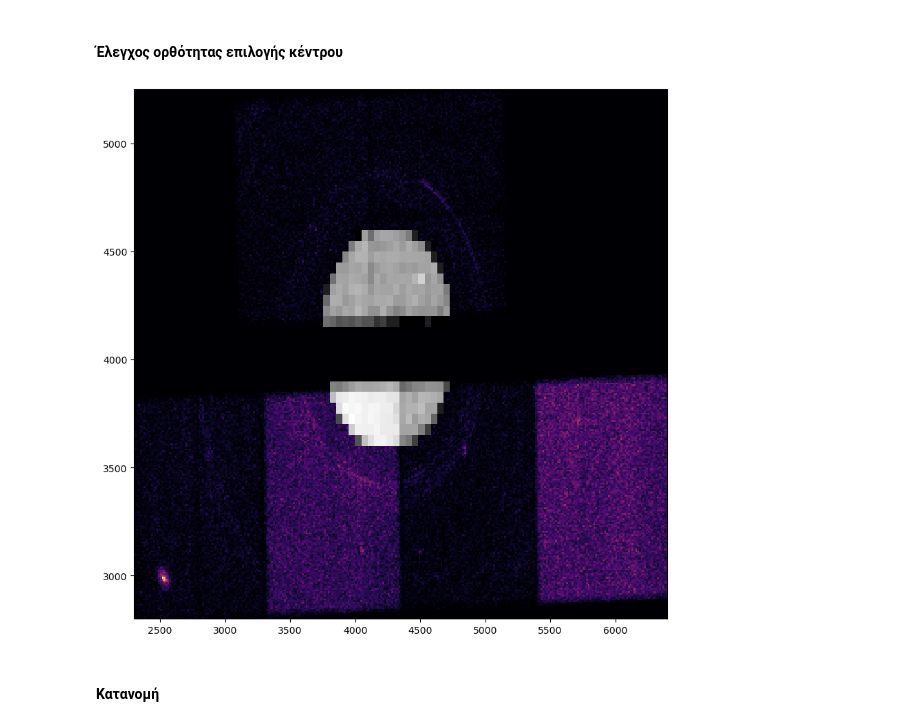
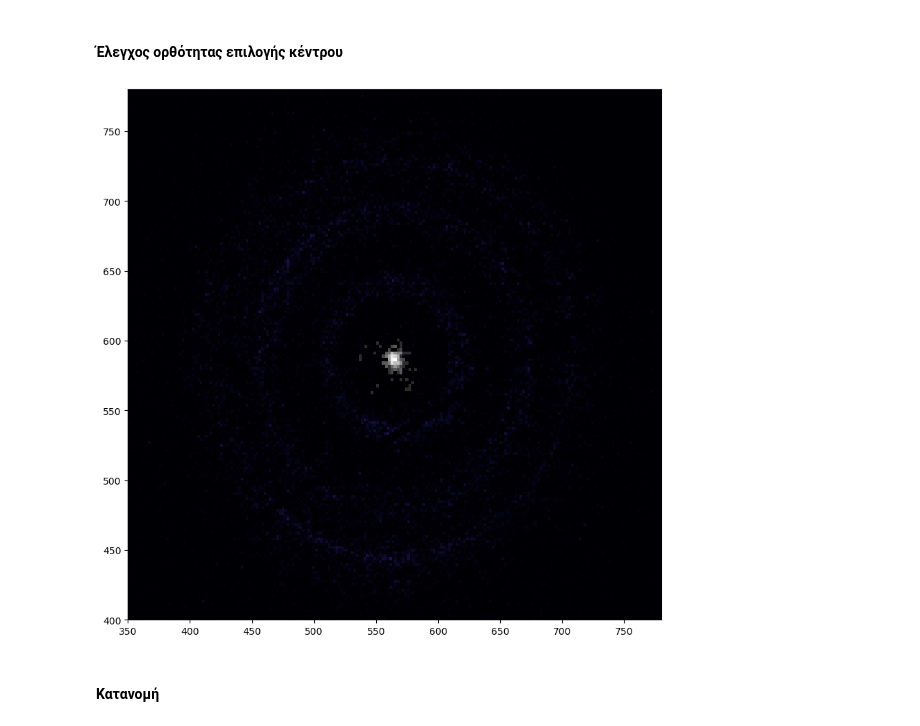
Before and after one commit to xmamalou/astrolab-team-exercise, a Jupyter notebook: thing.ipynb, the cells around one changed output. Cells and saved outputs as stored; diff of their text form; code cells hidden in the pictures.

```diff
--- a/thing.ipynb
+++ b/thing.ipynb
@@ -50,0 +34,9 @@ class Circle:
+# %%
+event_path = "events/"
+
+event_files = [os.path.join(event_path, f) for f in os.listdir(event_path) if f.endswith(".evt.gz")]
+
+star_fits_file = "star_data.fits.gz"
+
+star_fits_sections = pyfits.open(event_files[0])
+star_data = star_fits_sections[1].data
@@ -50,0 +45,13 @@ class Circle:
+# %%
+star_x_coords = star_data['X']
+star_y_coords = star_data['Y']
+
+star_x_limits = Point(350, 780)
+star_y_limits = Point(400, 780)
+
+plt.close('all')
+plt.figure(1,figsize=(10,10))
+plt.hist2d(star_x_coords, star_y_coords, bins=300, cmap='inferno')
+plt.xlim(star_x_limits.x, star_x_limits.y)
+plt.ylim(star_y_limits.x, star_y_limits.y)
+plt.show()
@@ -51,30 +60,31 @@ class Circle:
 # %% [markdown]
 #### Ορισμός Γεωμετρικών Χαρακτηριστικών εικόνας
 # %%
-star_center_x = 4250
-star_center_y = 4100
+star_center_x = 560
+star_center_y = 580
+star_radius = 25
 
 star_origin = Point(star_center_x, star_center_y)
-star_circle = Circle(star_origin, 500)
+star_circle = Circle(star_origin, star_radius)
 # %% [markdown]
 #### Έλεγχος ορθότητας επιλογής κέντρου
 # %%
 star_points = np.array([Point(x, y) for x, y in zip(star_x_coords, star_y_coords)])
 
 star_origin_mask = star_circle.are_points_in_circle(star_points)
 
 masked_star_points = star_points[star_origin_mask]
 masked_star_x_coords = np.array([point.x for point in masked_star_points])
 masked_star_y_coords = np.array([point.y for point in masked_star_points])
 
 plt.close('all')
 plt.figure(1,figsize=(10,10))
 plt.hist2d(star_x_coords, star_y_coords, bins=300, cmap='inferno')
 plt.hist2d(masked_star_x_coords, masked_star_y_coords, bins=20, cmap=plt.cm.gray,norm=mpl.colors.LogNorm())
-plt.xlim(2300,6400)
-plt.ylim(2800,5250)
+plt.xlim(star_x_limits.x, star_x_limits.y)
+plt.ylim(star_y_limits.x, star_y_limits.y)
 plt.show()
 # %% [output]
-[figure, old version]
+[figure, new version]
 # %% [markdown]
 #### Κατανομή
```
Also changed, not shown: parts of 8 cells of this notebook.
